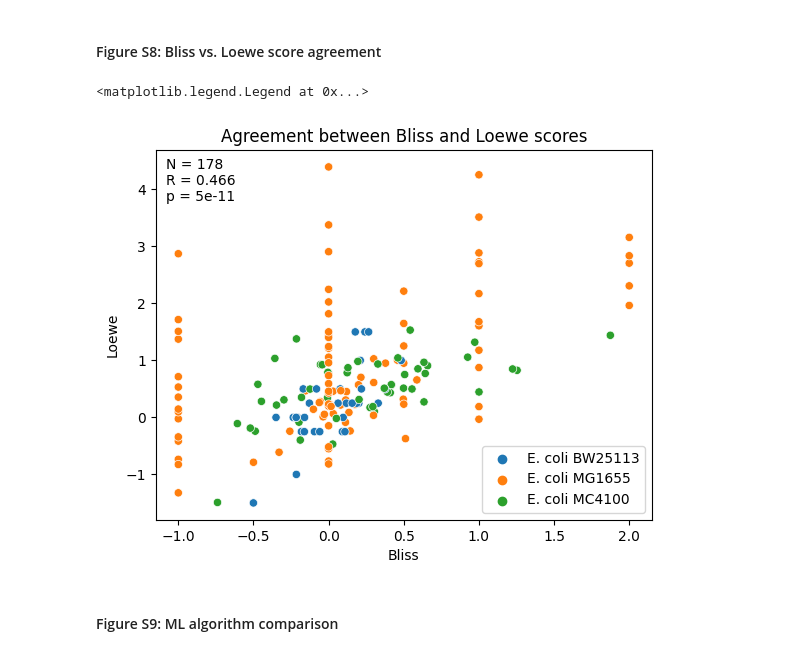
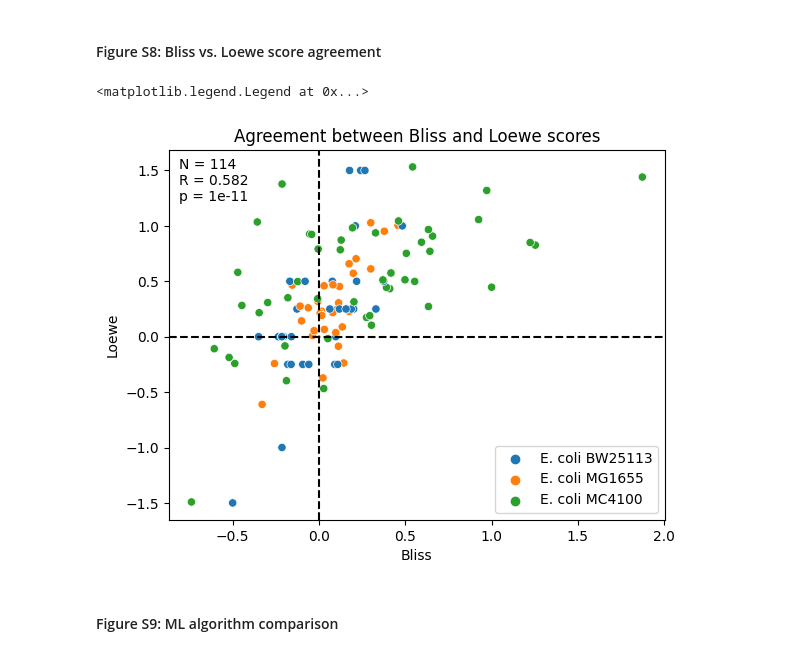
Before and after one commit to sriram-lab/TACTIC, a Jupyter notebook: TACTIC_visualization.ipynb, the cells around one changed output. Saved outputs shown, nothing was run; the diff lists cells and outputs as text; code cells hidden in the pictures.

```diff
--- a/TACTIC_visualization.ipynb
+++ b/TACTIC_visualization.ipynb
@@ -16,7 +16,8 @@ import seaborn as sns
 from matplotlib import pyplot as plt
 
 # Load data (runtime: ~1 minute)
-link = 'https://www.dropbox.com/scl/fi/38ewb000ihqcg6wev41g3/TACTIC_data_master.pkl?rlkey=zvxnt71ejj5ucexgpr1plmyvg&dl=1'
+# link = 'https://www.dropbox.com/scl/fi/38ewb000ihqcg6wev41g3/TACTIC_data_master.pkl?rlkey=zvxnt71ejj5ucexgpr1plmyvg&dl=1'
+link = 'https://www.dropbox.com/scl/fi/75x56c2xg2za3i62py9sb/TACTIC_data.pkl?rlkey=d3yq4l0o4o6isj9ott6p2f935&st=yvradv4b&dl=1'
 ecoli, mtb, master, out = pickle.load(urlopen(link))
 
 # Instantiate main variable
@@ -26,6 +27,7 @@ data = dict()
 data['TACTIC'] = master['data']
 data['importance'] = out['importance']
 data['endophthalmitis'] = out['endophthalmitis']
+data['Van'] = out['Van']['table']
 # %% [markdown]
 ### 0.2 Define GSEA data
 # %% [markdown]
@@ -362,17 +364,19 @@ strntm      = [s for s in pathogens if s.startswith(('M. a', 'M. s'))]
 strgng      = [s for s in pathogens if s not in strmtb + strntm + ['S. aureus ATCC 29213']]
 df.columns  = [s[0] + '. ' + s.split(' ', 1)[-1] if s in commensal else s for s in strains]
 commensal   = [s[0] + '. ' + s.split(' ', 1)[-1] for s in commensal]
+pathogens   = [s for s in pathogens if s not in streco]
+group       = streco + pathogens + commensal
 
 # Define metadata (Gram stain + strain group)
-gstain  = ['Positive' if s.startswith(('M.', 'S. a', 'E. e', 'E. r', 'L.')) else 'Negative' for s in pathogens + commensal]
-stype   = len(pathogens) * ['Pathogen'] + len(commensal) * ['Commensal']
+gstain  = ['Positive' if s.startswith(('M.', 'S. a', 'E. e', 'E. r', 'L.')) else 'Negative' for s in group]
+stype   = len(streco) * ['Model'] + len(pathogens) * ['Pathogen'] + len(commensal) * ['Commensal']
 gmap    = {'Positive': [200/255, 0, 255/255], 'Negative': [255/255, 105/255, 180/255]}
-tmap    = {'Commensal': [0, 200/255, 200/255], 'Pathogen': [220/255, 0, 0]}
+tmap    = {'Commensal': [0, 200/255, 200/255], 'Pathogen': [220/255, 0, 0], 'Model': [125/255, 125/255, 125/255]}
 grcol   = pd.Series(gstain).map(gmap)
 trcol   = pd.Series(stype).map(tmap)
 
 # Generate plot
-plot    = df[pathogens + commensal].corr(method='pearson')
+plot    = df[group].corr(method='pearson')
 kws     = dict(cbar_kws=dict(orientation='horizontal'))
 cg      = sns.clustermap(plot, row_colors=[grcol, trcol], linewidths=0.5, cmap='Blues', annot=False, **kws)
 x0, _, _, _ = cg.cbar_pos
@@ -972,36 +1162,42 @@ plt.show()
 # %% [markdown]
 #### Figure S8: Bliss vs. Loewe score agreement
 # %%
+# Import dependencies
+from scipy.stats import pearsonr
+
 # Define relevant data
 df = master['data'].copy()
+df = df[df['Source']!=7]
 dfm = dfss[dfss['N_metric']==2]
 ixns = dfm['Interaction'].to_list()
 
 # Process data
 k = 0
 for ixn in ixns:
     dfi = df[df['Interaction']==ixn]
     for strain in dfi['Strain'].unique():
         dfs = dfi[dfi['Strain']==strain]
         if len(dfs['Metric'].unique())==2:
             dfs = dfs[['Interaction', 'Strain', 'Metric', 'Score']]
             if k==0:
                 dfp = dfs.pivot_table(index=['Interaction', 'Strain'], columns='Metric', sort=False)['Score']
                 k =+ 1
             else:
                 dfp = pd.concat([dfp, dfs.pivot_table(index=['Interaction', 'Strain'], columns='Metric', sort=False)['Score']])
 dfp['Strain'] = [i[-1] for i in dfp.index]
-r, p = spearmanr(dfp['Bliss'], dfp['Loewe'])
+r, p = pearsonr(dfp['Bliss'], dfp['Loewe'])
 
 # Generate figure
 ax = sns.scatterplot(data=dfp, x='Bliss', y='Loewe', hue='Strain')
+ax.axhline(0, ls='--', color='k')
+ax.axvline(0, ls='--', color='k')
 ax.set_title('Agreement between Bliss and Loewe scores')
 ax.text(0.02, 0.98, 'N = {}\nR = {:.3f}\np = {:.0e}'.format(dfp.shape[0], r, p),
         ha='left', va='top', transform=ax.transAxes)
 ax.legend(loc='lower right')
 # %% [output]
 <matplotlib.legend.Legend at 0x...>
-[figure, old version]
+[figure, new version]
 # %% [markdown]
 #### Figure S9: ML algorithm comparison
 # %%
```
Also changed, not shown: parts of 61 cells of this notebook, 33 other files.
